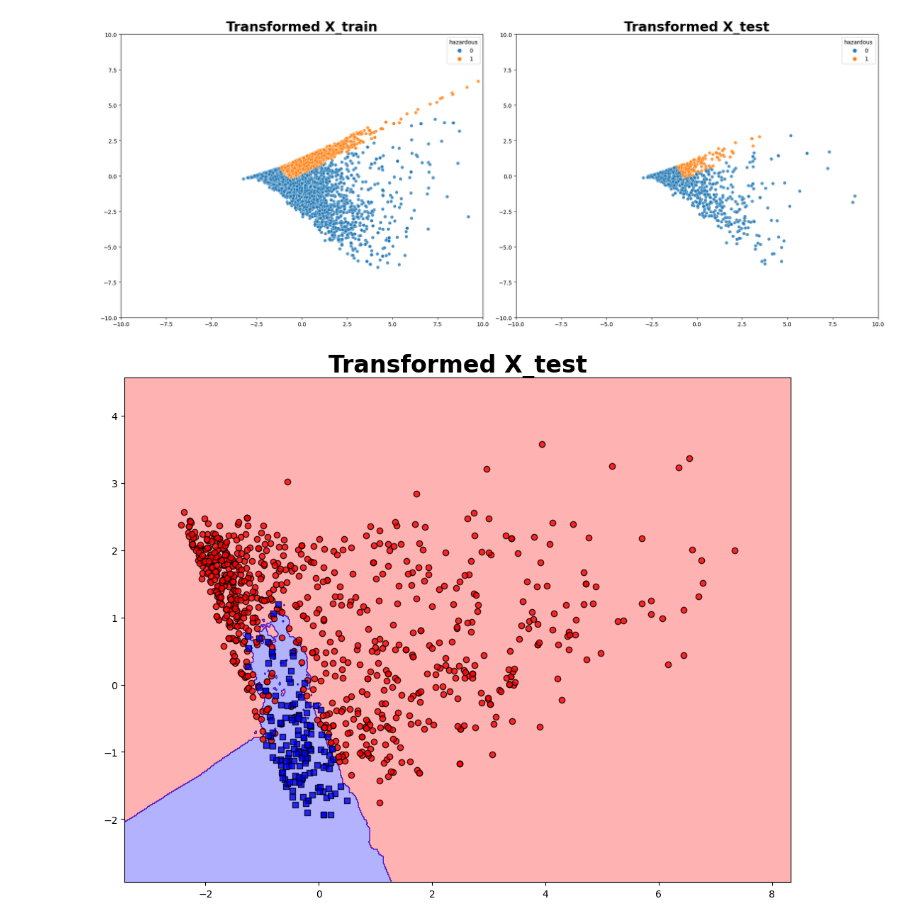
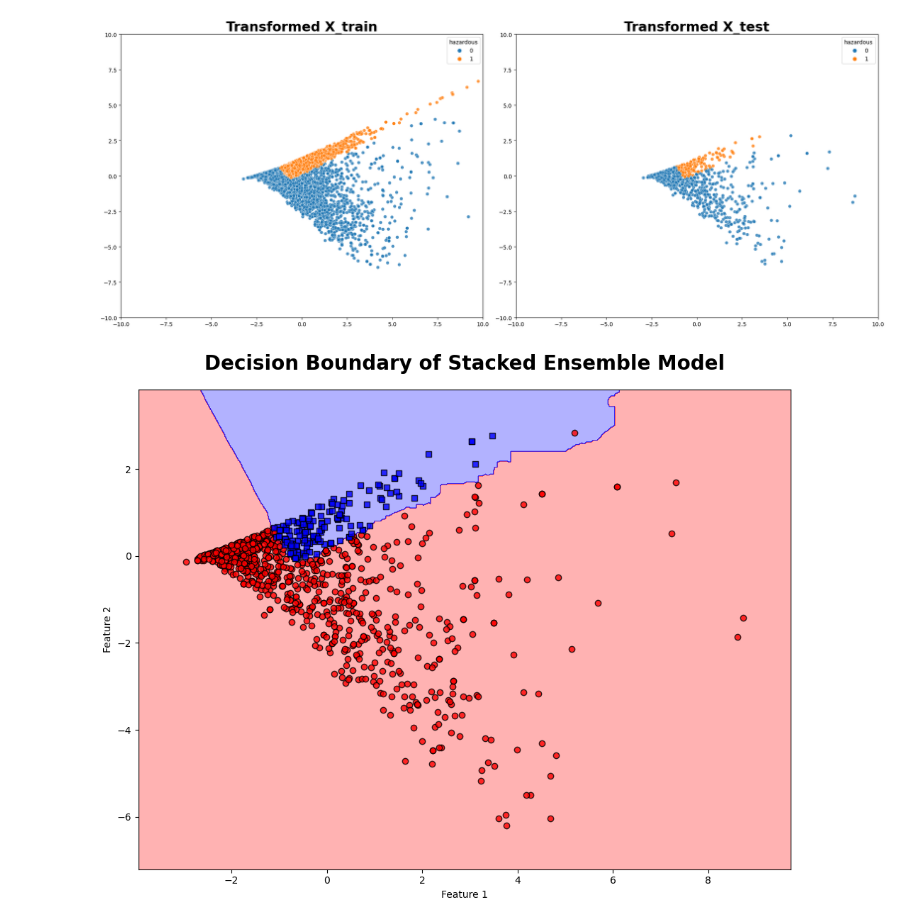
Before and after one commit to danjelito/classification-asteroid, a Jupyter notebook: notebook/eda.ipynb, the cells around one changed output. Cells and saved outputs as stored; diff of their text form; code cells hidden in the pictures.

Commit message:
Revise the decision boundary image.

```diff
--- a/notebook/eda.ipynb
+++ b/notebook/eda.ipynb
@@ -237,7 +237,7 @@ Name: hazardous, dtype: float64
 # %% [markdown]
 # Visualize the Train Set After Feature Selection and Reduction
 # %%
-path= Path.cwd().parents[0] / 'model/knn_tuned.pkl'
+path= Path.cwd().parents[0] / 'model/stacking.pkl'
 model= joblib.load(path)
 model
 # %% [output]
@@ -316,14 +316,16 @@ plt.show()
 # %%
 fig, ax= plt.subplots(figsize= (10, 8))
 
 ax = plotting.plot_decision_regions(
     X= X_test_transformed,
     y= y_test,
     classifier= model[-1]
 )
-plt.title('Transformed X_test', fontsize= 24, fontweight= 'bold')
+plt.title('Decision Boundary of Stacked Ensemble Model', fontsize= 20, fontweight= 'bold', pad= 20)
 
+plt.xlabel('Feature 1')
+plt.ylabel('Feature 2')
 plt.tight_layout()
 plt.show()
 # %% [output]
-[figure, old version]
+[figure, new version]
```
Also changed, not shown: parts of 1 cell of this notebook.
